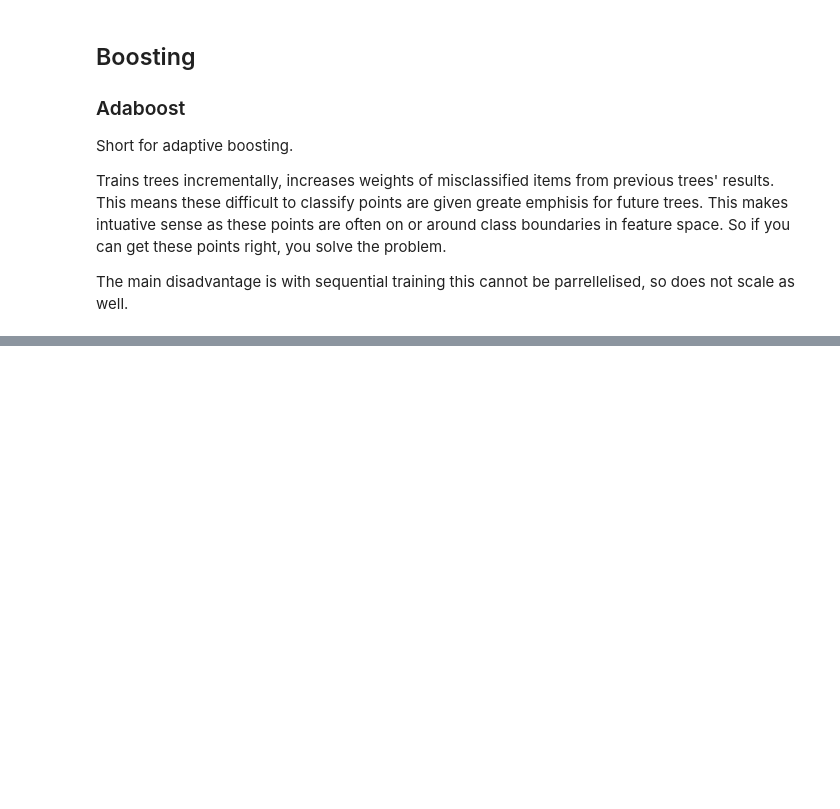
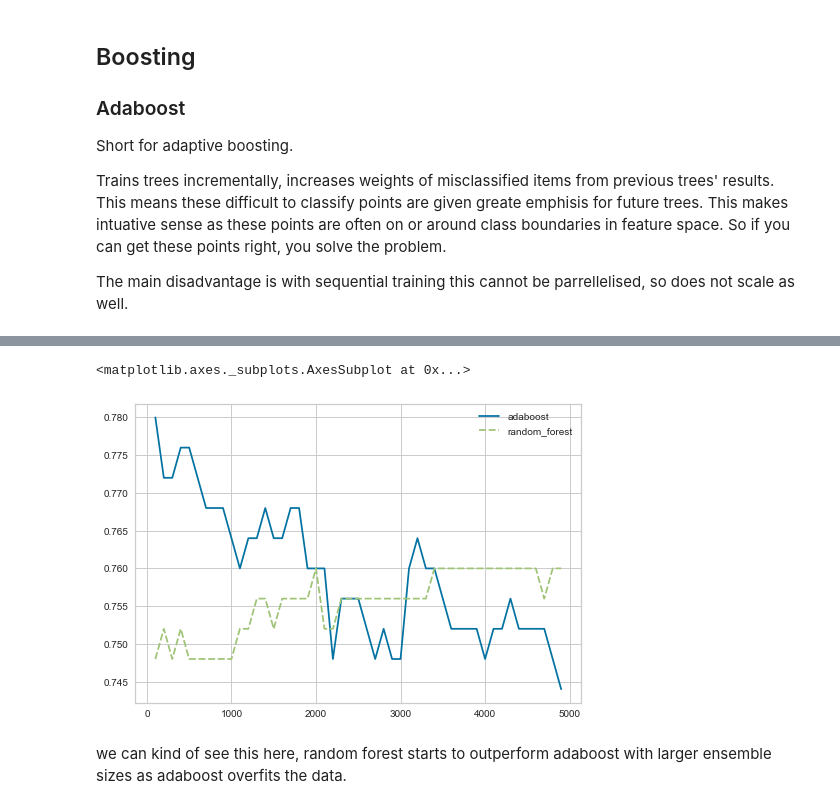
Before and after one commit to edd-r/handson-notes, a Jupyter notebook: notebooks/Chapter 7 notes- ensemble learning and random forests.ipynb, the cells around one changed output, grey strips where cells are left out. Saved outputs shown, nothing was run; the diff lists cells and outputs as text; code cells hidden in the pictures; blank space fills up the shorter version.

```diff
--- a/notebooks/Chapter 7 notes- ensemble learning and random forests.ipynb
+++ b/notebooks/Chapter 7 notes- ensemble learning and random forests.ipynb
@@ -169,0 +225,21 @@ The main disadvantage is with sequential training this cannot be parrellelised,
+# %%
+n_estimators = range(100,5000,100)
+ada_acc = []
+rf_acc = []
+for n in tqdm_notebook(n_estimators):
+
+    ada_clf = AdaBoostClassifier(DecisionTreeClassifier(max_depth=1),
+                                 n_estimators=n,
+                                 algorithm="SAMME.R",
+                                 learning_rate=0.5,
+                                 random_state=42
+                                )
+
+    ada_clf.fit(X_train, y_train)
+    y_pred = ada_clf.predict(X_test)
+    ada_acc.append(accuracy_score(y_pred,y_test))
+
+    rf_clf = RandomForestClassifier(n_estimators=n, random_state=42)
+    rf_clf.fit(X_train, y_train)
+    y_pred = rf_clf.predict(X_test)
+    rf_acc.append(accuracy_score(y_pred,y_test))
@@ -169,0 +248,10 @@ The main disadvantage is with sequential training this cannot be parrellelised,
+# %%
+sns.lineplot(data=pd.DataFrame([ada_acc,rf_acc],
+                               index = ["adaboost", "random_forest"],
+                               columns = [x for x in range(100,5000,100)]).T
+                               )
+# %% [output]
+<matplotlib.axes._subplots.AxesSubplot at 0x...>
+[figure, added]
+# %% [markdown]
+we can kind of see this here, random forest starts to outperform adaboost with larger ensemble sizes as adaboost overfits the data.
```
Also changed, not shown: parts of 22 cells of this notebook, 5 other files.
